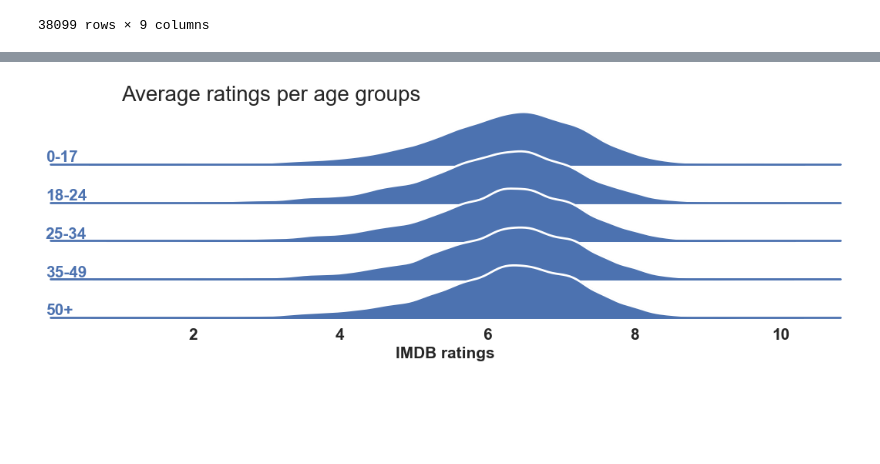
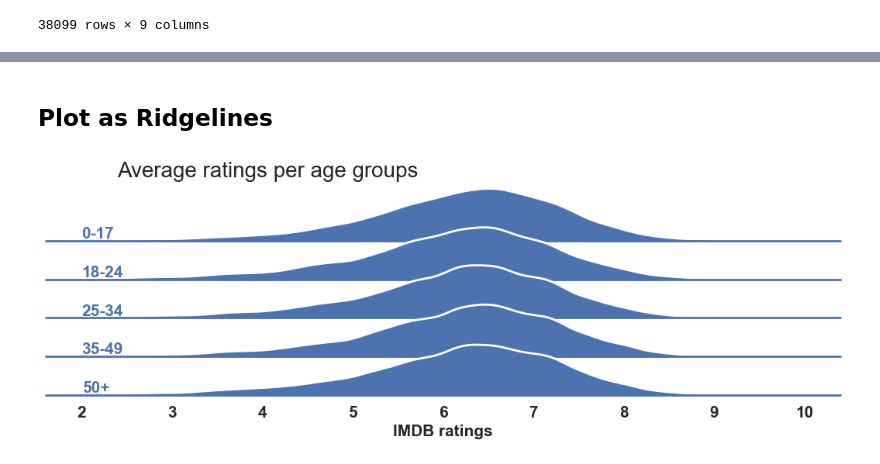
Before and after one commit to epfl-ada/ada-2023-project-thepiratesofthestreet, a Jupyter notebook: tests_geza.ipynb, the cells around one changed output, grey strips where cells are left out. Cells and saved outputs as stored; diff of their text form; code cells hidden in the pictures; blank space fills up the shorter version.

Commit message:
some further tests

```diff
--- a/tests_geza.ipynb
+++ b/tests_geza.ipynb
@@ -481,6 +317,6 @@ map_rating['averageRating'].isna().sum()/map_rating['averageRating'].size
 # %%
-test_merge = pd.merge(character, filtered_df, how='left', left_on='wiki_movie_id', right_on='Wikipedia_movie_ID')
-test_merge
+test_merge = pd.merge(character, filtered_df, how='left', left_on='wiki_movie_id', right_on='Wikipedia_movie_ID').copy()
+test_merge.head()
 # %% [output]
 |  | wiki_movie_id | freebase_movie_id | release_date | character_name | actor_birth_date | actor_gender | ... |
 | 0 | 975900 | /m/03vyhn | 2001-08-24 | Akooshay | 1958-08-26 | F | ... |
@@ -515,0 +361,5 @@ test_merge['age_at_release'] = test_merge['Movie_release_year'] - test_merge['bi
+# %%
+# Just clean the ages
+print("Range of ages:", np.nanmin(character['actor_age_at_release']), np.nanmax(character['actor_age_at_release'])) # (-7896.0, 103.0)
+print(f"Count of impossible ages: {(test_merge['actor_age_at_release'] < 0).sum()}")
+test_merge.loc[test_merge['actor_age_at_release'] < 0, 'actor_age_at_release'] = pd.NA
@@ -519,4 +375,4 @@ age_bins = [0, 18, 25, 35, 50, 100]
 age_labels = ['0-17', '18-24', '25-34', '35-49', '50+']
 
 # Use the cut function to create age groups
-test_merge['age_group'] = pd.cut(test_merge['age_at_release'], bins=age_bins, labels=age_labels)
+test_merge['age_group'] = pd.cut(test_merge['actor_age_at_release'], bins=age_bins, labels=age_labels)
@@ -530,3 +384,5 @@ array([[<Axes: title={'center': 'age_at_release'}>,
+# %% [markdown]
+## Plot as Ridgelines
 # %%
 # getting necessary libraries
 import numpy as np
@@ -535,6 +391,7 @@ import seaborn as sns
 import matplotlib.pyplot as plt
 sns.set_theme(style="white", rc={"axes.facecolor": (0, 0, 0, 0)})
 
+final_df = test_merge[['actor_age_at_release', 'age_group', 'averageRating']]
 
 # we generate a color palette with Seaborn.color_palette()
 pal = sns.color_palette(palette='coolwarm', n_colors=12)
@@ -544,42 +401,42 @@ g = sns.FacetGrid(final_df, row='age_group', aspect=15, height=0.75, palette=pal
 
 # then we add the densities kdeplots for each month
 g.map(sns.kdeplot, 'averageRating',
-      bw_adjust=1, clip_on=False,
+      bw_adjust=1, clip=[2,10],
       fill=True, alpha=1, linewidth=1.5)
 
 # here we add a white line that represents the contour of each kdeplot
 g.map(sns.kdeplot, 'averageRating',
-      bw_adjust=1, clip_on=False,
+      bw_adjust=1, clip=[2,10],
       color="w", lw=2)
 
 # here we add a horizontal line for each plot
 g.map(plt.axhline, y=0,
       lw=2, clip_on=False)
 
 # we loop over the FacetGrid figure axes (g.axes.flat) and add the month as text with the right color
 # notice how ax.lines[-1].get_color() enables you to access the last line's color in each matplotlib.Axes
 for i, ax in enumerate(g.axes.flat):
-    ax.text(0, 0.02, age_labels[i],
+    ax.text(2, 0.02, age_labels[i],
             fontweight='bold', fontsize=15,
             color=ax.lines[-1].get_color())
     ax.set_ylabel('')
 
 # we use matplotlib.Figure.subplots_adjust() function to get the subplots to overlap
 g.fig.subplots_adjust(hspace=-0.3)
 
 # eventually we remove axes titles, yticks and spines
 g.set_titles("")
 g.set(yticks=[])
 g.despine(bottom=True, left=True)
 
 plt.setp(ax.get_xticklabels(), fontsize=15, fontweight='bold')
 plt.xlabel('IMDB ratings', fontweight='bold', fontsize=15)
 
 g.fig.suptitle('Average ratings per age groups',
                ha='right',
                fontsize=20,
                fontweight=20)
 
 plt.show()
 # %% [output]
-[figure, old version]
+[figure, new version]
```
Also changed, not shown: parts of 72 cells of this notebook.
